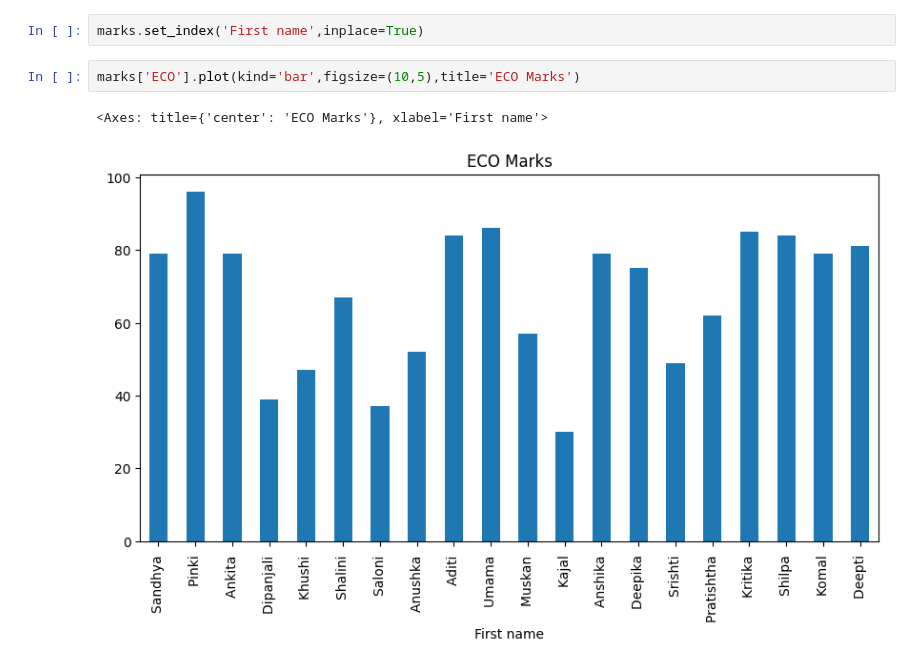
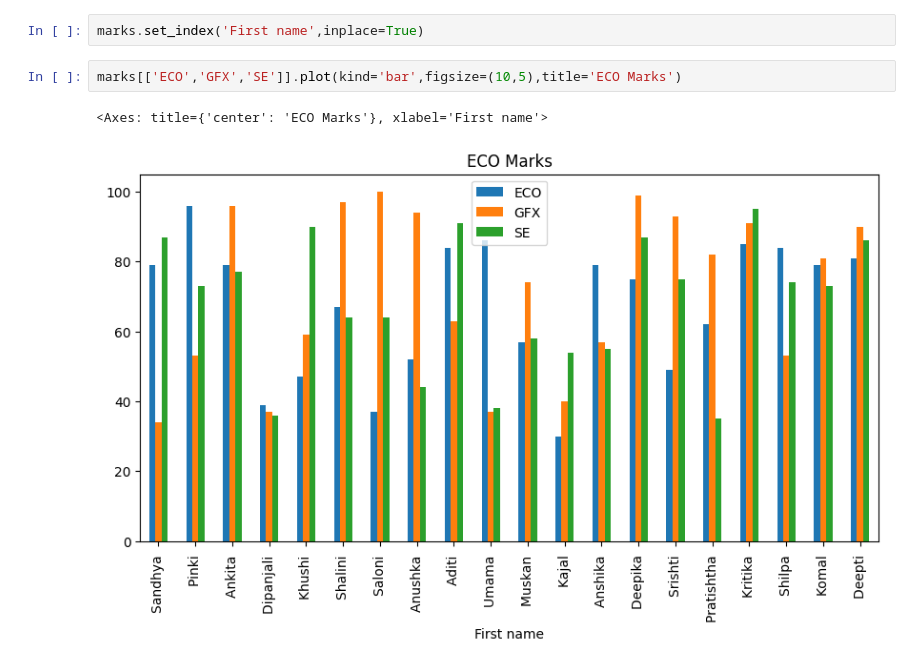
Before and after one commit to Kritikakumari0212/Digipodium, a Jupyter notebook: Analysis1.ipynb, the cells around one changed output. Drawn from its saved outputs; the diff is of its cells as text.

```diff
--- a/Analysis1.ipynb
+++ b/Analysis1.ipynb
@@ -26,7 +26,7 @@ marks
 # %%
 marks.set_index('First name',inplace=True)
 # %%
-marks['ECO'].plot(kind='bar',figsize=(10,5),title='ECO Marks')
+marks[['ECO','GFX','SE']].plot(kind='bar',figsize=(10,5),title='ECO Marks')
 # %% [output]
 <Axes: title={'center': 'ECO Marks'}, xlabel='First name'>
-[figure, old version]
+[figure, new version]
```
Also changed, not shown: parts of 3 cells of this notebook.
